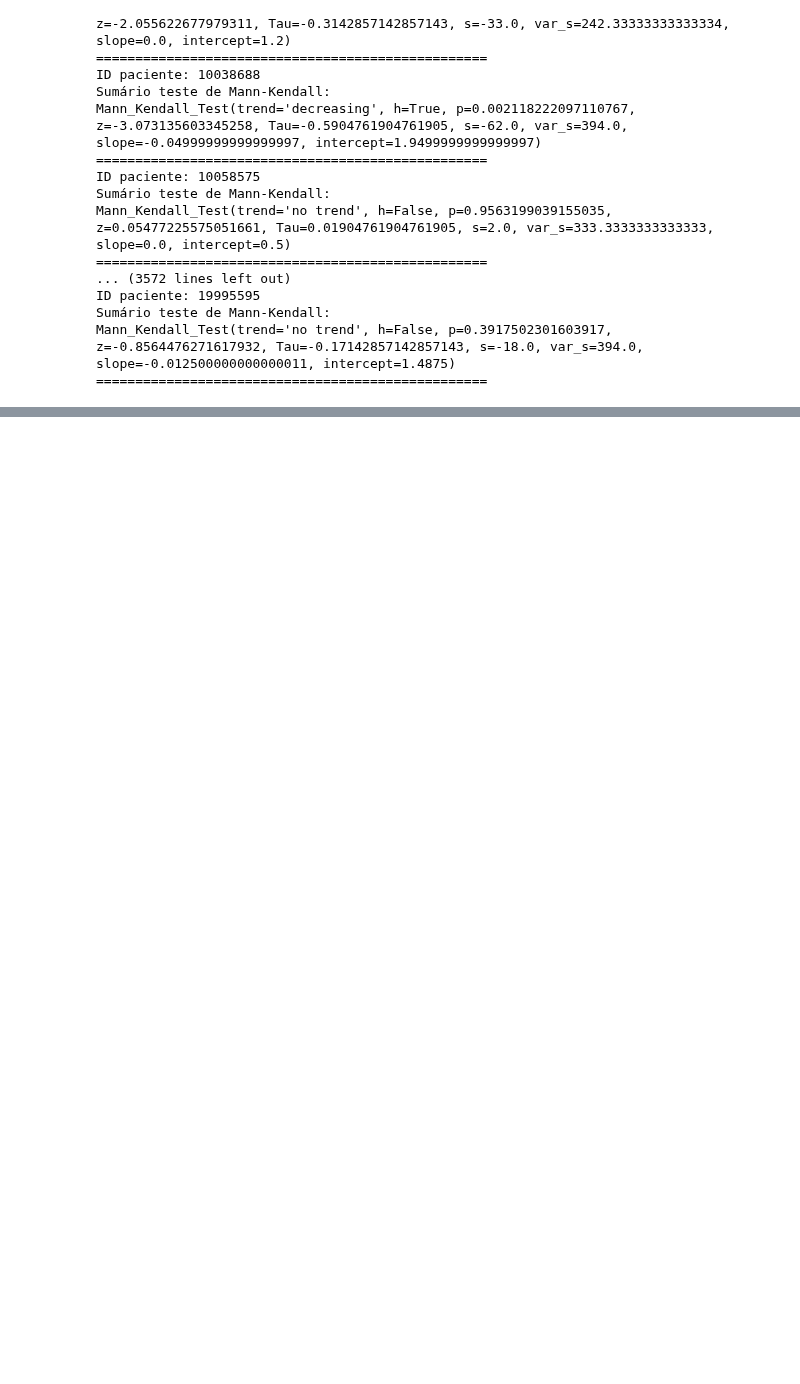
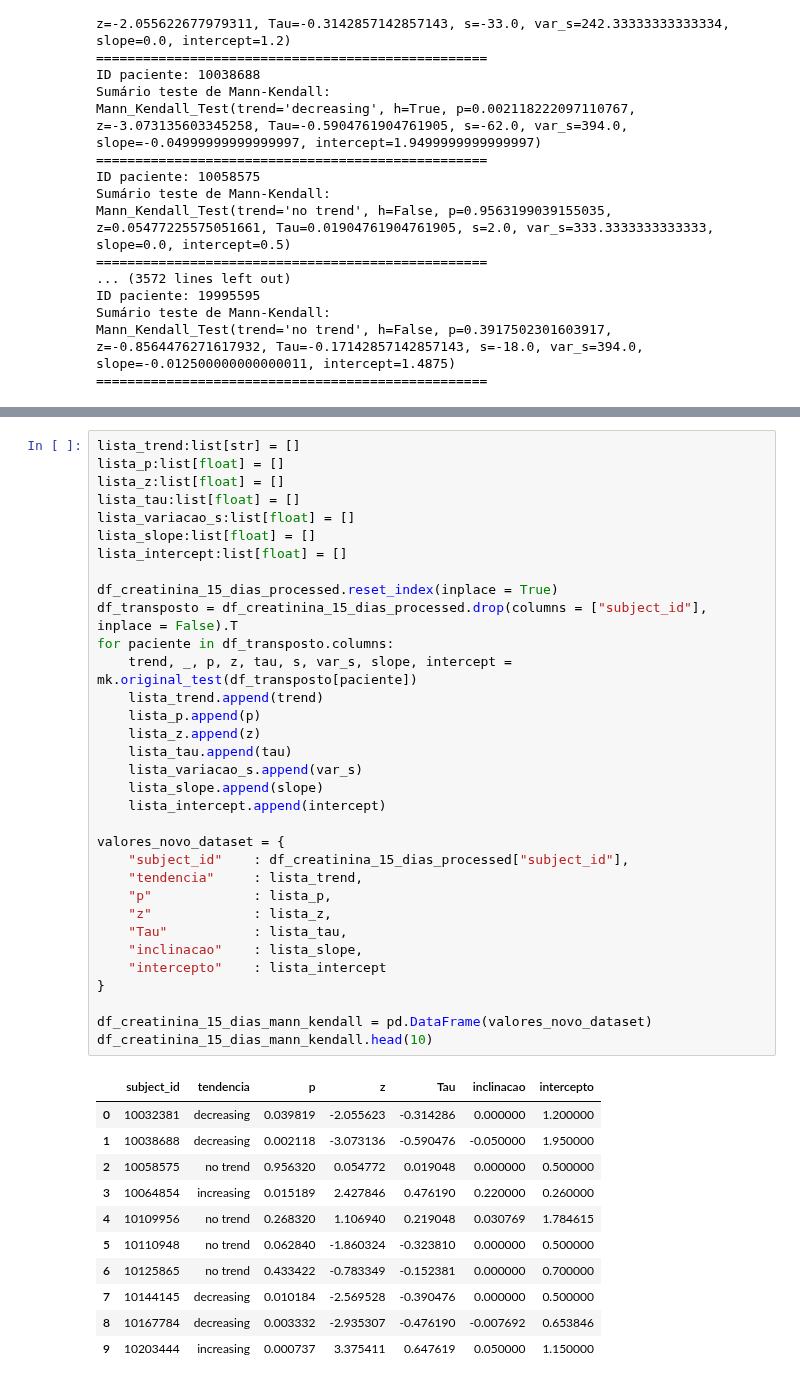
Before and after one commit to igorssant/TCC-Comparacao-de-Modelos-de-ML-nao-Supervisionados, a Jupyter notebook: src/teste_com_mann_kendall.ipynb, the cells around one changed output, grey strips where cells are left out. Saved outputs shown, nothing was run; the diff lists cells and outputs as text; blank space fills up the shorter version.

```diff
--- a/src/teste_com_mann_kendall.ipynb
+++ b/src/teste_com_mann_kendall.ipynb
@@ -100,0 +146,45 @@ Mann_Kendall_Test(trend='no trend', h=False, p=0.3917502301603917, z=-0.85644762
+# %%
+lista_trend:list[str] = []
+lista_p:list[float] = []
+lista_z:list[float] = []
+lista_tau:list[float] = []
+lista_variacao_s:list[float] = []
+lista_slope:list[float] = []
+lista_intercept:list[float] = []
+
+df_creatinina_15_dias_processed.reset_index(inplace = True)
+df_transposto = df_creatinina_15_dias_processed.drop(columns = ["subject_id"], inplace = False).T
+for paciente in df_transposto.columns:
+    trend, _, p, z, tau, s, var_s, slope, intercept = mk.original_test(df_transposto[paciente])
+    lista_trend.append(trend)
+    lista_p.append(p)
+    lista_z.append(z)
+    lista_tau.append(tau)
+    lista_variacao_s.append(var_s)
+    lista_slope.append(slope)
+    lista_intercept.append(intercept)
+
+valores_novo_dataset = {
+    "subject_id"    : df_creatinina_15_dias_processed["subject_id"],
+    "tendencia"     : lista_trend,
+    "p"             : lista_p,
+    "z"             : lista_z,
+    "Tau"           : lista_tau,
+    "inclinacao"    : lista_slope,
+    "intercepto"    : lista_intercept
+}
+
+df_creatinina_15_dias_mann_kendall = pd.DataFrame(valores_novo_dataset)
+df_creatinina_15_dias_mann_kendall.head(10)
+# %% [output]
+|  | subject_id | tendencia | p | z | Tau | inclinacao | intercepto |
+| 0 | 10032381 | decreasing | 0.039819 | -2.055623 | -0.314286 | 0.000000 | 1.200000 |
+| 1 | 10038688 | decreasing | 0.002118 | -3.073136 | -0.590476 | -0.050000 | 1.950000 |
+| 2 | 10058575 | no trend | 0.956320 | 0.054772 | 0.019048 | 0.000000 | 0.500000 |
+| 3 | 10064854 | increasing | 0.015189 | 2.427846 | 0.476190 | 0.220000 | 0.260000 |
+| 4 | 10109956 | no trend | 0.268320 | 1.106940 | 0.219048 | 0.030769 | 1.784615 |
+| 5 | 10110948 | no trend | 0.062840 | -1.860324 | -0.323810 | 0.000000 | 0.500000 |
+| 6 | 10125865 | no trend | 0.433422 | -0.783349 | -0.152381 | 0.000000 | 0.700000 |
+| 7 | 10144145 | decreasing | 0.010184 | -2.569528 | -0.390476 | 0.000000 | 0.500000 |
+| 8 | 10167784 | decreasing | 0.003332 | -2.935307 | -0.476190 | -0.007692 | 0.653846 |
+| 9 | 10203444 | increasing | 0.000737 | 3.375411 | 0.647619 | 0.050000 | 1.150000 |
```
Also changed, not shown: parts of 1 cell of this notebook.
